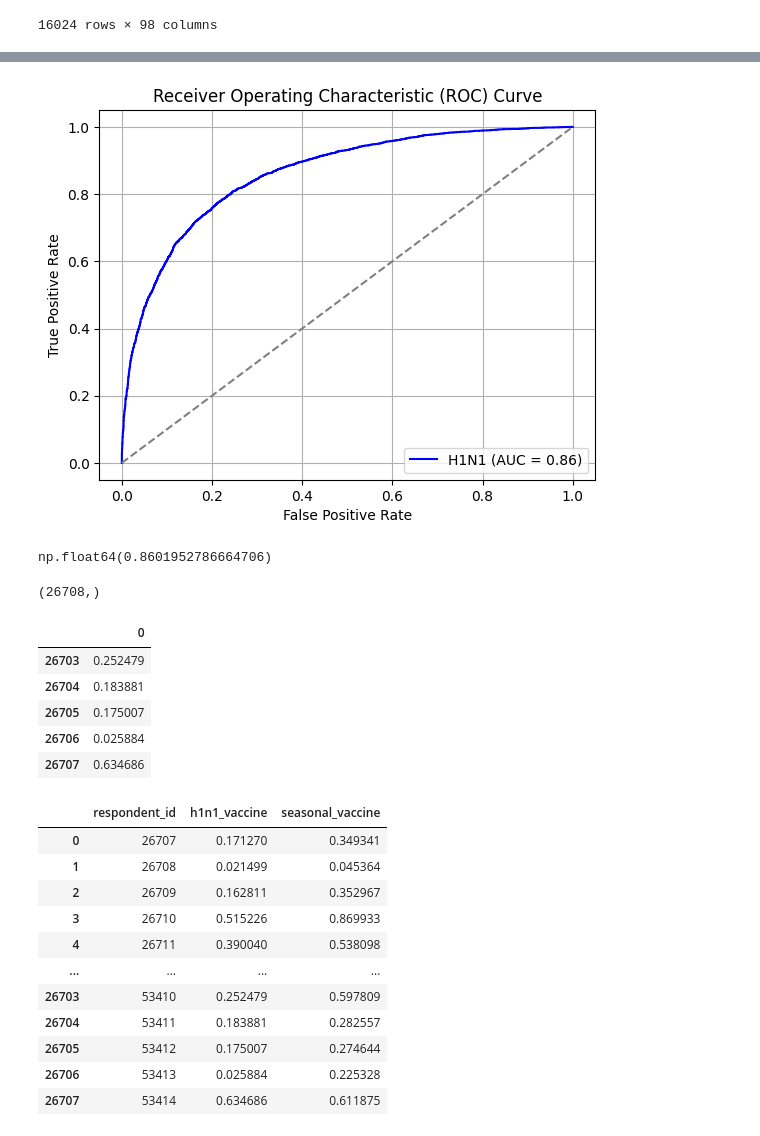
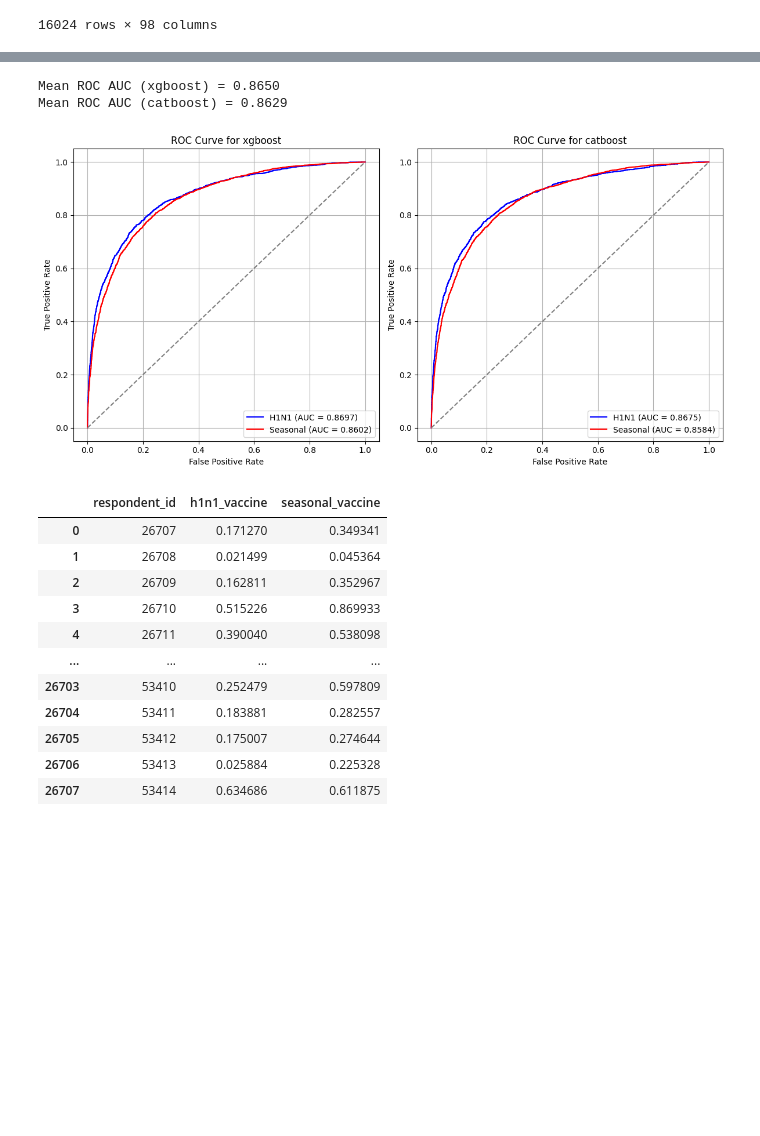
Before and after one commit to Alexander-Ploskin/FluShot, a Jupyter notebook: catboost.ipynb, the cells around one changed output, grey strips where cells are left out. Drawn from its saved outputs; the diff is of its cells as text; code cells hidden in the pictures; blank space fills up the shorter version.

Commit message:
add catboost model

```diff
--- a/catboost.ipynb
+++ b/catboost.ipynb
@@ -185,6 +202,0 @@ def process_result(result: TrainResult):
-# %%
-result_h1n1 = train_xgboost(
-    target='h1n1_vaccine'
-)
-
-process_result(result_h1n1)
@@ -194,25 +203,31 @@ np.float64(0.8697122581674372)
-# %%
-result_seasonal = train_xgboost(
-    target='seasonal_vaccine'
-)
-
-process_result(result_seasonal)
-# %% [output]
-[figure, removed]
-np.float64(0.8601952786664706)
-# %%
-probabilites = result_h1n1.model.predict_proba(test_features)[:, 1]
-print(probabilites.shape)
-test_features.shape
-
-probdf = pd.DataFrame(probabilites)
-probdf.tail()
-# %% [output]
-(26708,)
-|  | 0 |
-| 26703 | 0.252479 |
-| 26704 | 0.183881 |
-| 26705 | 0.175007 |
-| 26706 | 0.025884 |
-| 26707 | 0.634686 |
+# %%
+def process_model(model_type: Literal['xgboost', 'catboost'], axe: Any) -> Any:
+    result_h1n1 = train_model(
+        target='h1n1_vaccine',
+        model_type=model_type
+    )
+    result_seasonal = train_model(
+        target='seasonal_vaccine',
+        model_type=model_type
+    )
+    roc_auc = process_result(result_h1n1, result_seasonal, model_type, axe)
+
+    print(f'Mean ROC AUC ({model_type}) = {roc_auc:.4f}')
+
+    return {
+        'h1n1_vaccine': result_h1n1.model,
+        'seasonal_vaccine': result_seasonal.model
+    }
+# %%
+fig, axes = plt.subplots(1, 2, figsize=(12, 6))
+
+models_xgboost = process_model('xgboost', axes[0])
+models_catboost = process_model('catboost', axes[1])
+
+plt.tight_layout()
+plt.show()
+# %% [output]
+Mean ROC AUC (xgboost) = 0.8650
+Mean ROC AUC (catboost) = 0.8629
+[figure, added]
 # %%
```
Also changed, not shown: parts of 5 cells of this notebook.
